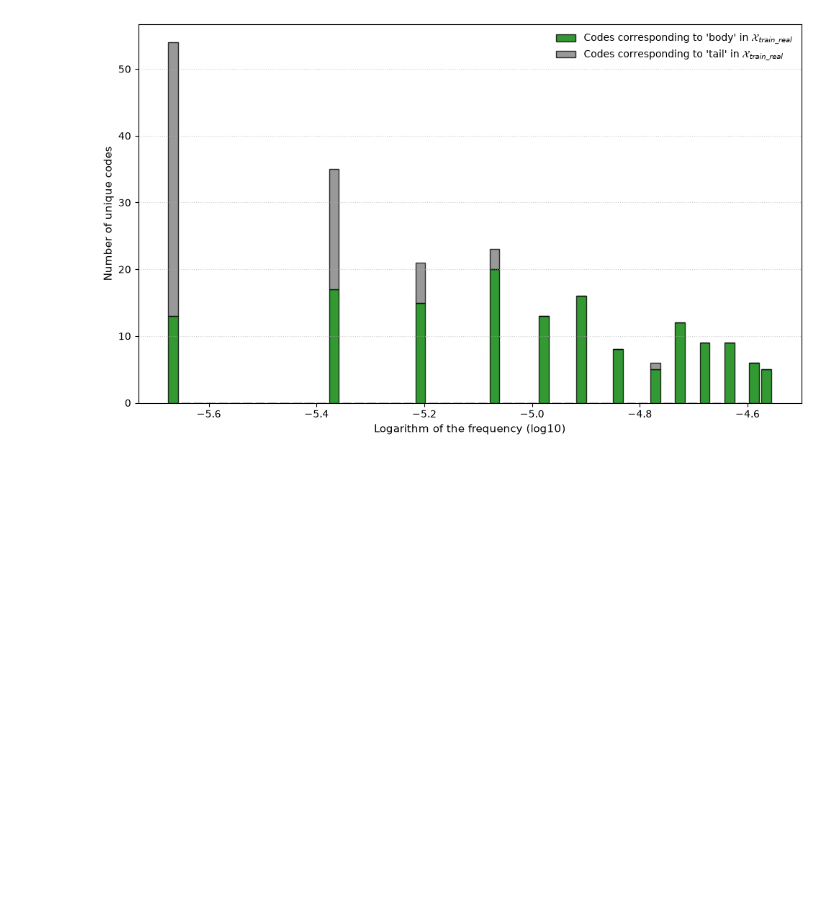
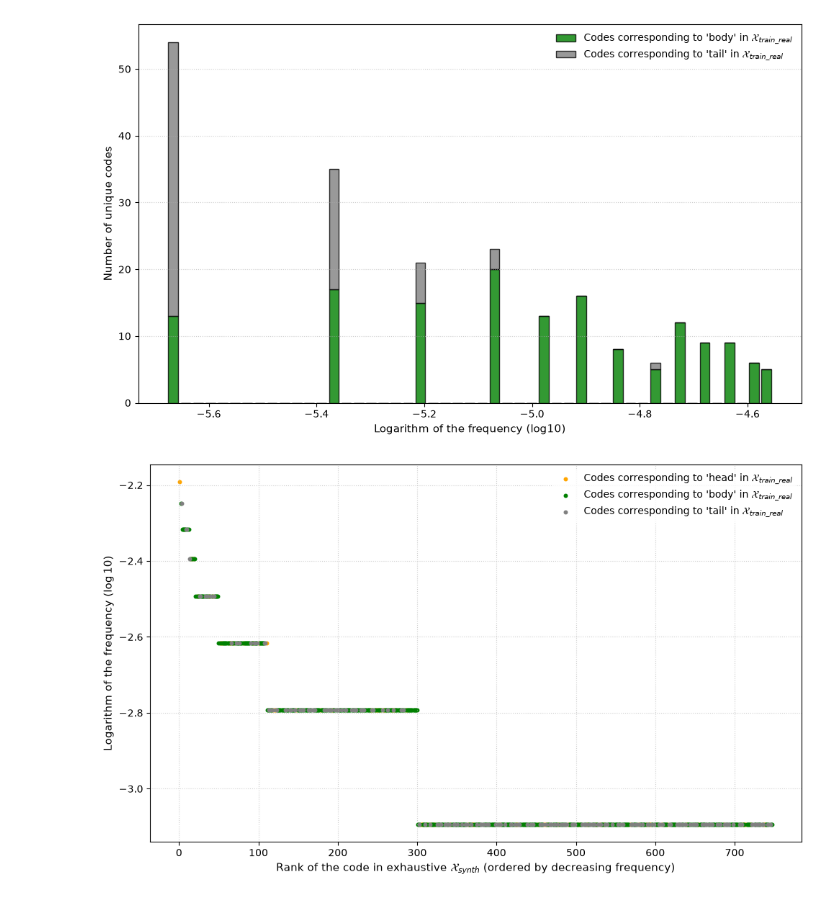
Before and after one commit to mateomorin/Code2Text-presentation, a Jupyter notebook: notebooks/plot_images.ipynb, the cells around one changed output. Saved outputs shown, nothing was run; the diff lists cells and outputs as text; code cells hidden in the pictures; blank space fills up the shorter version.

```diff
--- a/notebooks/plot_images.ipynb
+++ b/notebooks/plot_images.ipynb
@@ -207,3 +332,14 @@ data_to_save = {
 
 with fs.open(f"{bucket_path}/distribution_zones.npz", "wb") as f:
     np.savez_compressed(f, **data_to_save)
+# %%
+bucket_path = "s3://mateom/graal"
+
+data_to_save = {
+    "head": np.array(list(head_trunc)),
+    "body": np.array(list(body_trunc)),
+    "tail": np.array(list(tail_trunc))
+}
+
+with fs.open(f"{bucket_path}/distribution_zones_lvl4.npz", "wb") as f:
+    np.savez_compressed(f, **data_to_save)
@@ -209,0 +350,6 @@ with fs.open(f"{bucket_path}/distribution_zones.npz", "wb") as f:
+# %%
+with fs.open(f"{bucket_path}/distribution_zones.npz", "rb") as f:
+    with np.load(f, allow_pickle=True) as data:
+        head = data["head"]
+        body = data["body"]
+        tail = data["tail"]
@@ -342,3 +492,73 @@ plt.tight_layout()
 plt.show()
 # %% [output]
 [figure]
+# %%
+import polars as pl
+import numpy as np
+import matplotlib.pyplot as plt
+from sklearn.linear_model import LinearRegression
+
+def color_codes(x):
+    match x:
+        case _ if x in head:
+            return "orange"
+        case _ if x in body:
+            return "green"
+        case _ if x in tail:
+            return "gray"
+        case _:
+            return "unknown"
+
+def map_codes(x):
+    match x:
+        case _ if x in head:
+            return "head"
+        case _ if x in body:
+            return "body"
+        case _ if x in tail:
+            return "tail"
+        case _:
+            return "unknown"
+
+# ==========================================
+# 1. PREPROCESSING
+# ==========================================
+
+code_prop_synth = df_synth["code"].value_counts(normalize=True).sort(by="proportion", descending=True)
+code_prop_synth = code_prop_synth.with_columns(pl.col("proportion").log10().alias("log10_proportion"))
+rangs_synth = np.arange(1,748)
+code_prop_synth = code_prop_synth.with_columns(pl.Series("rang", values=rangs_synth))
+code_prop_synth = code_prop_synth.with_columns(pl.col("code").map_elements(color_codes).alias("color"))
+code_prop_synth = code_prop_synth.with_columns(pl.col("code").map_elements(map_codes).alias("group"))
+
+
+# ==========================================
+# 2. VISUALISATION GRAPHIQUE
+# ==========================================
+plt.figure(figsize=(10, 6), dpi=100)
+
+# Tracé de la courbe globale
+color_ids = code_prop_synth["color"]
+for group_name, group_df in code_prop_synth.partition_by("group", as_dict=True).items():
+
+    group_color = group_df["color"][0]
+    group_name = group_name[0]
+
+    plt.scatter(
+        group_df["rang"],
+        group_df["log10_proportion"],
+        label="Codes corresponding to '" + group_name + "' in $\mathcal{X}_{train\_real}$",
+        color=group_color,
+        lw=2,
+        s=5
+    )
+# Habillage du graphique
+plt.xlabel("Rank of the code in exhaustive $\mathcal{X}_{synth}$ (ordered by decreasing frequency)", fontsize=11)
+plt.ylabel("Logarithm of the frequency ($\log10$)", fontsize=11)
+plt.legend(loc="upper right", frameon=True, facecolor="white", edgecolor="none")
+plt.grid(True, linestyle=":", alpha=0.6)
+
+plt.tight_layout()
+plt.show()
+# %% [output]
+[figure, added]
```
Also changed, not shown: parts of 13 cells of this notebook, 43 other files.
